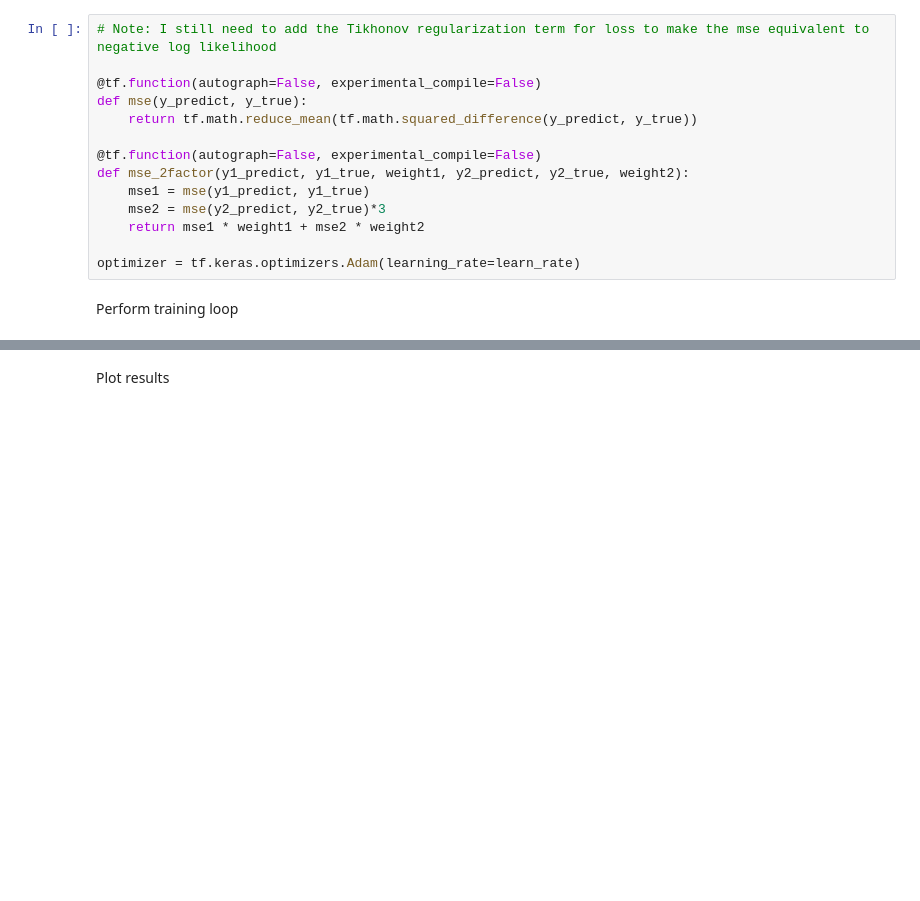
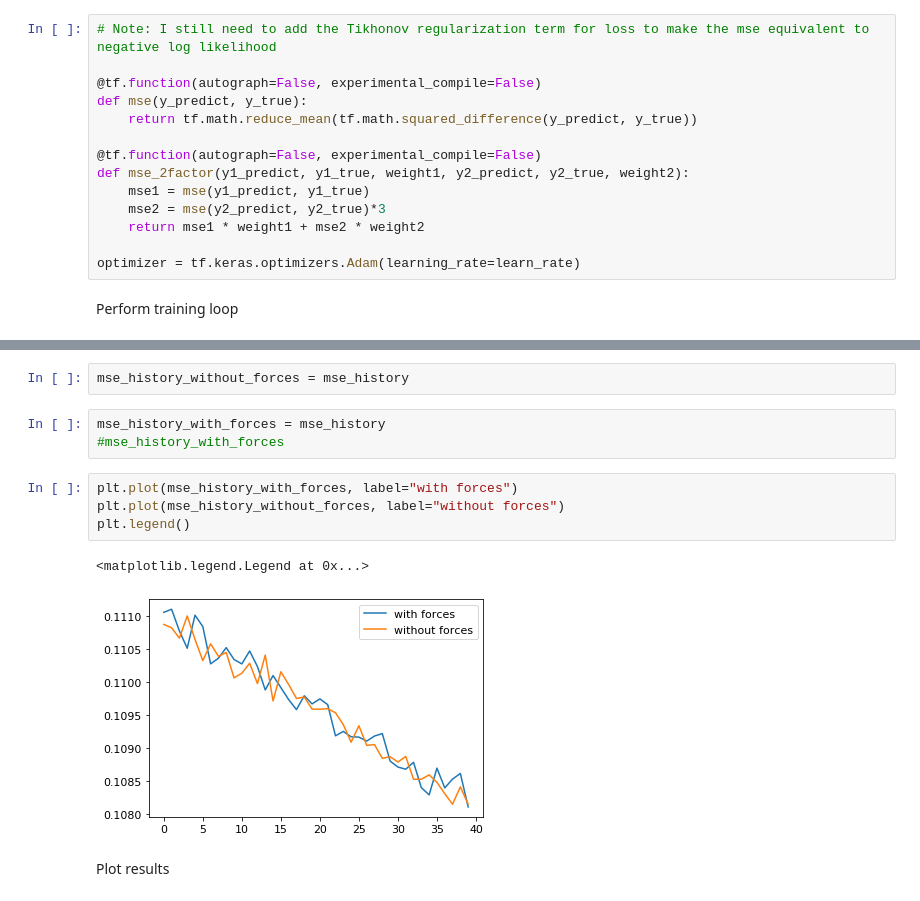
Before and after one commit to alvarovm/minigap, a Jupyter notebook: notebooks/miniGAP.ipynb, the cells around one changed output, grey strips where cells are left out. Drawn from its saved outputs; the diff is of its cells as text; blank space fills up the shorter version.

```diff
--- a/notebooks/miniGAP.ipynb
+++ b/notebooks/miniGAP.ipynb
@@ -377,3 +362,15 @@ amplitude:0 = 1.43e-01  len_scale:0 = 2.01e+03  noise:0 = 7.02e-06
+# %%
+mse_history_without_forces = mse_history
+# %%
+mse_history_with_forces = mse_history
+#mse_history_with_forces
+# %%
+plt.plot(mse_history_with_forces, label="with forces")
+plt.plot(mse_history_without_forces, label="without forces")
+plt.legend()
+# %% [output]
+<matplotlib.legend.Legend at 0x...>
+[figure, added]
 # %% [markdown]
 Plot results
 # %%
```
Also changed, not shown: parts of 8 cells of this notebook.
